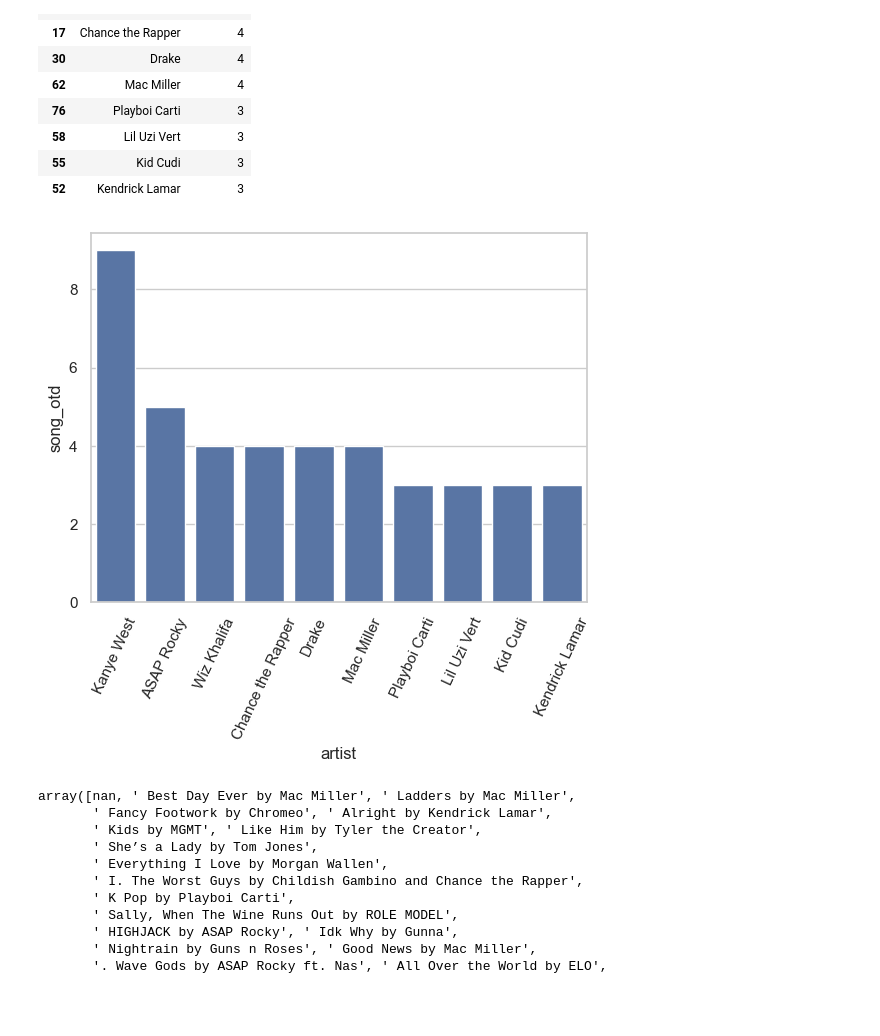
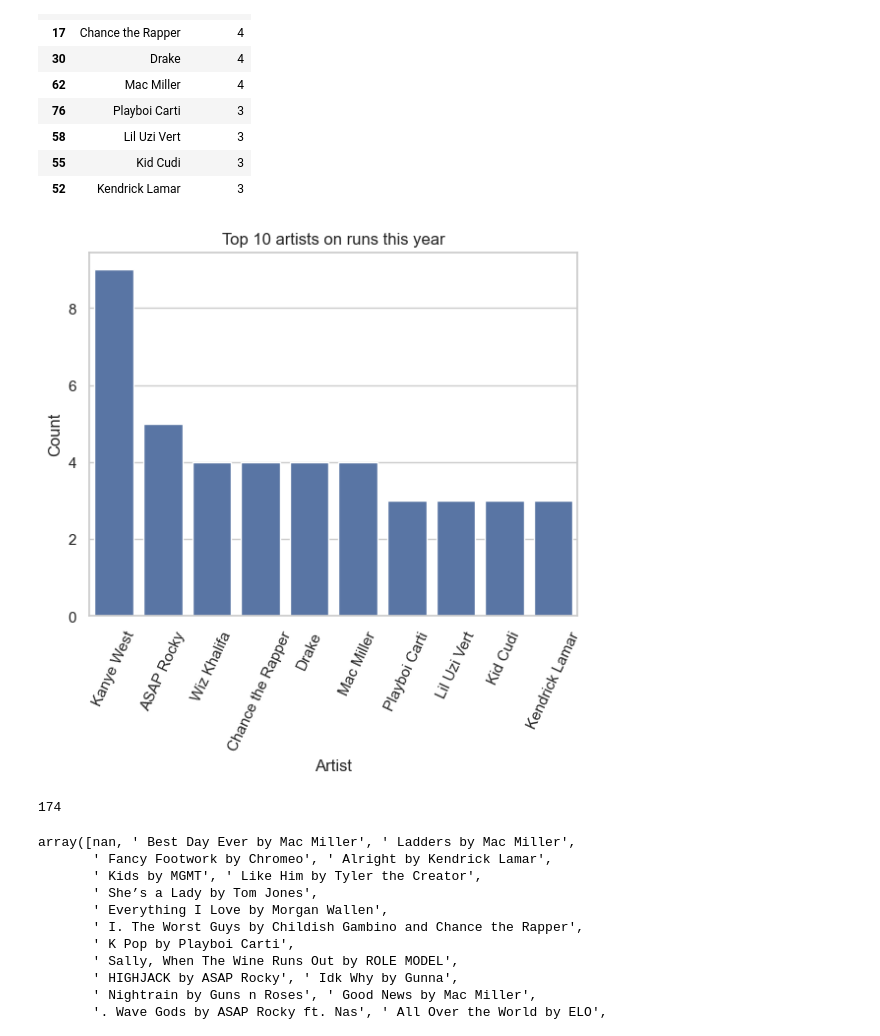
Before and after one commit to benstager/strava, a Jupyter notebook: analysis.ipynb, the cells around one changed output. Drawn from its saved outputs; the diff is of its cells as text; code cells hidden in the pictures; blank space fills up the shorter version.

```diff
--- a/analysis.ipynb
+++ b/analysis.ipynb
@@ -293,9 +311,16 @@ top_10_artists
 # %%
 sns.barplot(data=top_10_artists, x='artist', y='song_otd')
 plt.xticks(rotation=65)
+plt.xlabel("Artist")
+plt.ylabel("Count")
+plt.title("Top 10 artists on runs this year")
 plt.show()
 # %% [output]
-[figure, old version]
+[figure, new version]
+# %%
+len(tracks)
+# %% [output]
+174
 # %%
 df['description_music'].unique()
 # %% [output]
```
Also changed, not shown: parts of 12 cells of this notebook.
